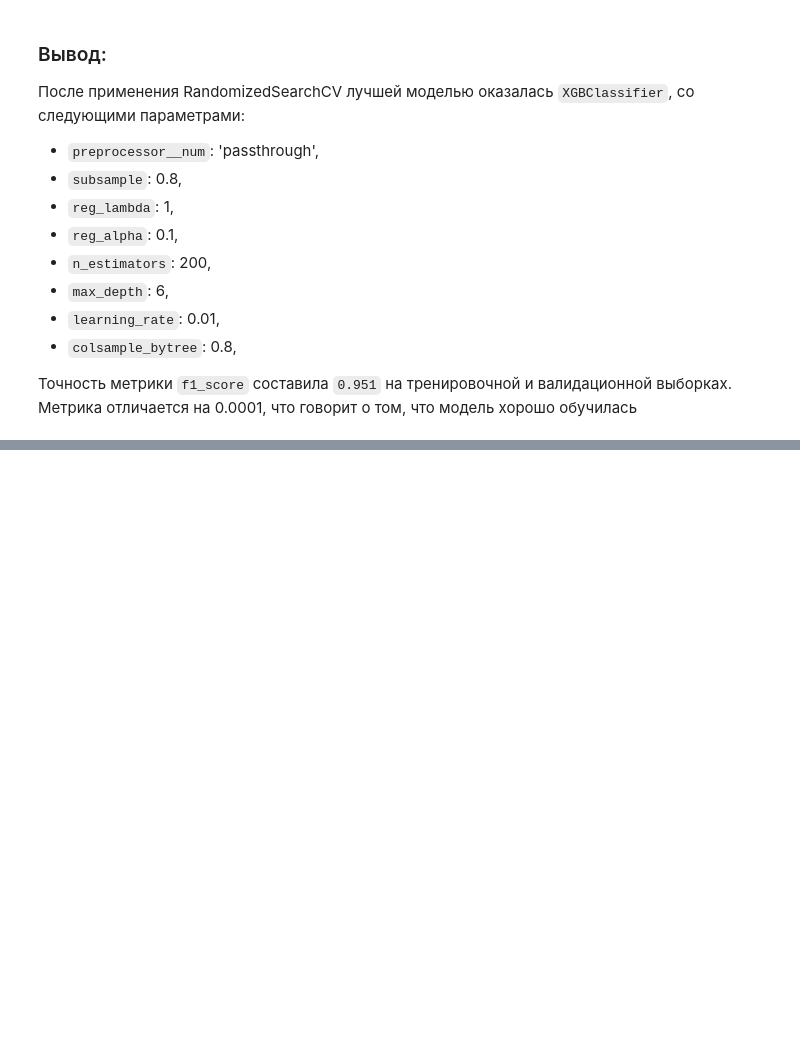
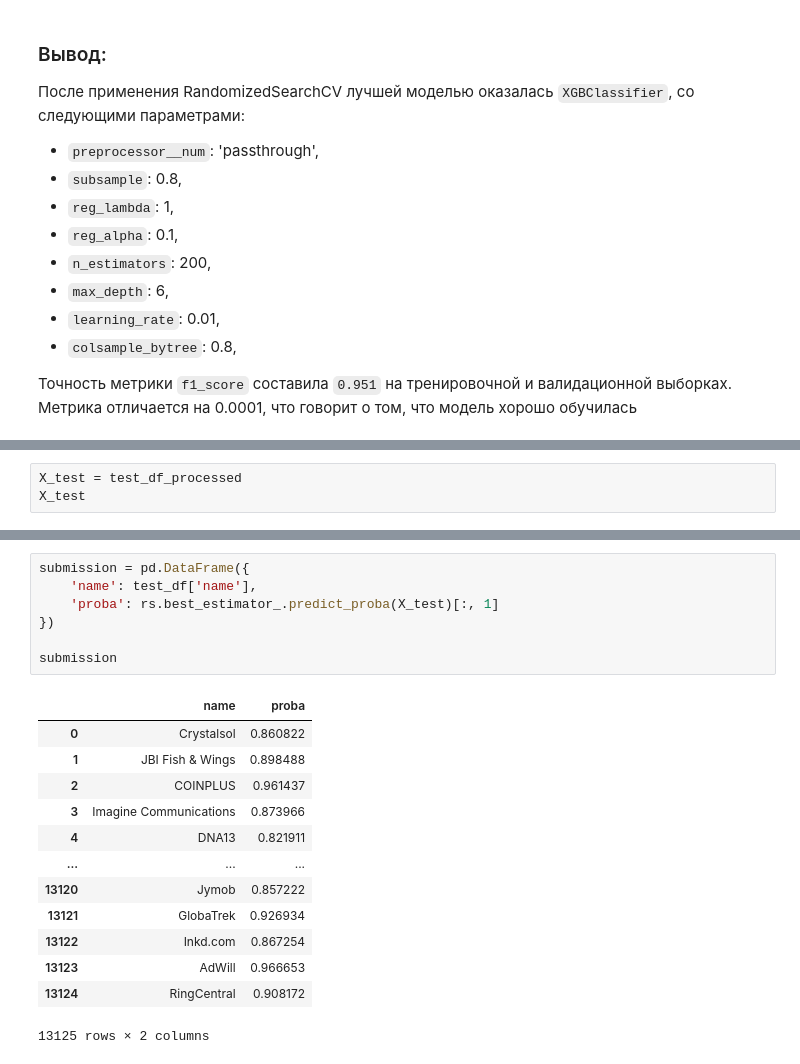
Before and after one commit to Moncervers/startup_closure_prediction, a Jupyter notebook: startup_close_prediction.ipynb, the cells around one changed output, grey strips where cells are left out. Cells and saved outputs as stored; diff of their text form; blank space fills up the shorter version.

```diff
--- a/startup_close_prediction.ipynb
+++ b/startup_close_prediction.ipynb
@@ -1026,0 +1045,3 @@ f1_score(predictions['actual'], predictions['prediction'])
+# %%
+X_test = test_df_processed
+X_test
@@ -1026,0 +1062,21 @@ f1_score(predictions['actual'], predictions['prediction'])
+# %%
+submission = pd.DataFrame({
+    'name': test_df['name'],
+    'proba': rs.best_estimator_.predict_proba(X_test)[:, 1]
+})
+
+submission
+# %% [output]
+|  | name | proba |
+| 0 | Crystalsol | 0.860822 |
+| 1 | JBI Fish & Wings | 0.898488 |
+| 2 | COINPLUS | 0.961437 |
+| 3 | Imagine Communications | 0.873966 |
+| 4 | DNA13 | 0.821911 |
+| ... | ... | ... |
+| 13120 | Jymob | 0.857222 |
+| 13121 | GlobaTrek | 0.926934 |
+| 13122 | Inkd.com | 0.867254 |
+| 13123 | AdWill | 0.966653 |
+| 13124 | RingCentral | 0.908172 |
+13125 rows × 2 columns
```
Also changed, not shown: parts of 6 cells of this notebook.
